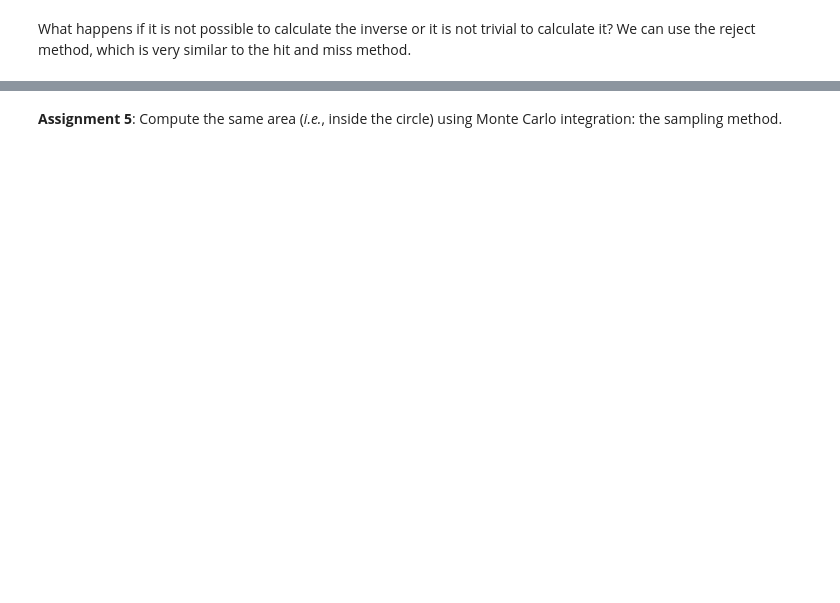
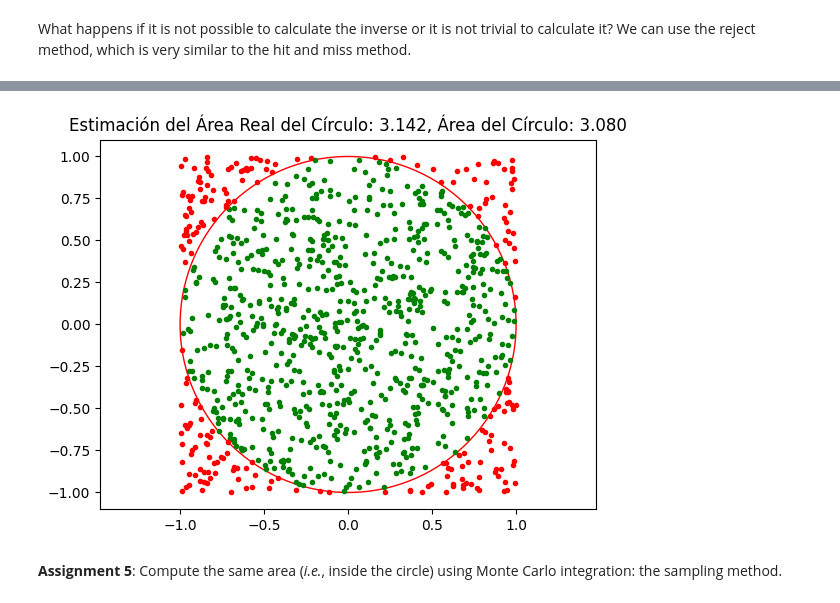
Before and after one commit to JossueJativa/Jupiter_notebook, a Jupyter notebook: MS4.ipynb, the cells around one changed output, grey strips where cells are left out. Drawn from its saved outputs; the diff is of its cells as text; code cells hidden in the pictures; blank space fills up the shorter version.

```diff
--- a/MS4.ipynb
+++ b/MS4.ipynb
@@ -182,2 +192,36 @@ h = plt.hist(x_rvs, density=True)
+# %%
+## WRITE YOUR CODE HERE
+r = 1
+c_x = 0
+c_y = 0
+
+p_x = c_x - r
+p_y = c_y - r
+pos = [p_x, p_y, r ** 2, r ** 2]
+
+N = 1000
+a = p_x
+b = p_x + (2 * r)
+x = np.random.uniform(a, b, N)
+y = np.random.uniform(a, b, N)
+radii = np.sqrt((x - c_x) ** 2 + (y - c_y) ** 2)
+i = radii <= r
+hits = np.sum(i)
+misses = N - hits
+
+plt.plot(x[i], y[i], '.g')
+plt.plot(x[~i], y[~i], '.r')
+circle = plt.Circle((c_x, c_y), r, fill=False, color='r')
+ax = plt.gca()
+ax.add_patch(circle)
+plt.axis('equal')
+
+actual_a = np.pi * r ** 2
+ttl = f"Estimación del Área Real del Círculo: {actual_a:.3f}, Área del Círculo: {hits/N * (2 * r) ** 2:.3f}"
+plt.title(ttl)
+plt.show()
+##---------------------
+# %% [output]
+[figure, added]
 # %% [markdown]
 **Assignment 5**: Compute the same area (*i.e.*, inside the circle) using Monte Carlo integration: the sampling method.
```
Also changed, not shown: parts of 15 cells of this notebook.
